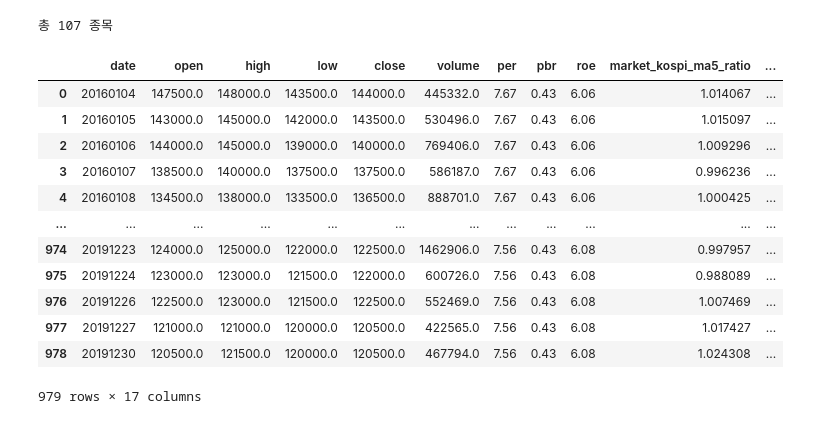
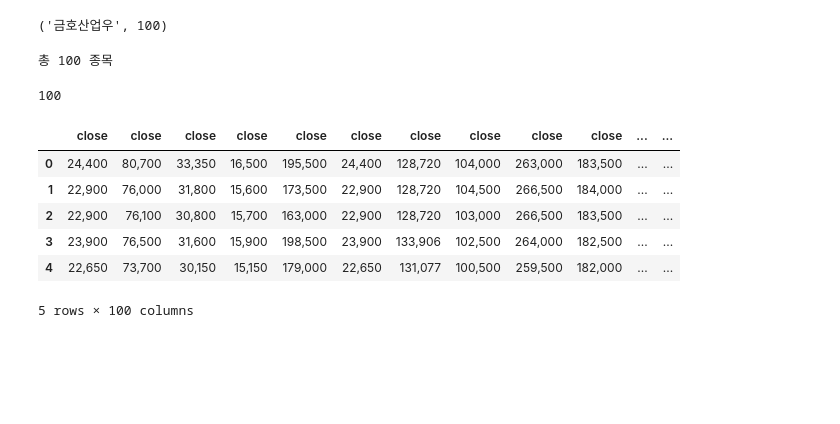
Before and after one commit to seiya303/stock_market_network_analysis, a Jupyter notebook: src/stock_analysis.ipynb, the cells around one changed output. Cells and saved outputs as stored; diff of their text form; code cells hidden in the pictures; blank space fills up the shorter version.

```diff
--- a/src/stock_analysis.ipynb
+++ b/src/stock_analysis.ipynb
@@ -28,8 +19,0 @@ stocks_dict["stock60"].head()
-# %%
-print("총", len(stocks_dict), "종목")
-# cnt = 1
-# for key in stocks_dict:
-#     stocks_dict["stocks{0}".format()]
-#     df = pd.concat([stock1[['close']],stock2[['close']],axis=1)
-# %% [output]
-총 107 종목
@@ -38,16 +20,25 @@ stock1 = pd.read_csv(files[0])
-# %%
-stock1
-# %% [output]
-|  | date | open | high | low | close | volume | per | pbr | roe | market_kospi_ma5_ratio | ... |
-| 0 | 20160104 | 147500.0 | 148000.0 | 143500.0 | 144000.0 | 445332.0 | 7.67 | 0.43 | 6.06 | 1.014067 | ... |
-| 1 | 20160105 | 143000.0 | 145000.0 | 142000.0 | 143500.0 | 530496.0 | 7.67 | 0.43 | 6.06 | 1.015097 | ... |
-| 2 | 20160106 | 144000.0 | 145000.0 | 139000.0 | 140000.0 | 769406.0 | 7.67 | 0.43 | 6.06 | 1.009296 | ... |
-| 3 | 20160107 | 138500.0 | 140000.0 | 137500.0 | 137500.0 | 586187.0 | 7.67 | 0.43 | 6.06 | 0.996236 | ... |
-| 4 | 20160108 | 134500.0 | 138000.0 | 133500.0 | 136500.0 | 888701.0 | 7.67 | 0.43 | 6.06 | 1.000425 | ... |
-| ... | ... | ... | ... | ... | ... | ... | ... | ... | ... | ... | ... |
-| 974 | 20191223 | 124000.0 | 125000.0 | 122000.0 | 122500.0 | 1462906.0 | 7.56 | 0.43 | 6.08 | 0.997957 | ... |
-| 975 | 20191224 | 123000.0 | 123000.0 | 121500.0 | 122000.0 | 600726.0 | 7.56 | 0.43 | 6.08 | 0.988089 | ... |
-| 976 | 20191226 | 122500.0 | 123000.0 | 121500.0 | 122500.0 | 552469.0 | 7.56 | 0.43 | 6.08 | 1.007469 | ... |
-| 977 | 20191227 | 121000.0 | 121000.0 | 120000.0 | 120500.0 | 422565.0 | 7.56 | 0.43 | 6.08 | 1.017427 | ... |
-| 978 | 20191230 | 120500.0 | 121500.0 | 120000.0 | 120500.0 | 467794.0 | 7.56 | 0.43 | 6.08 | 1.024308 | ... |
-979 rows × 17 columns
+# %%
+stock_names = list(stocks_dict.keys())
+stock_names[0], len(stock_names)
+# %% [output]
+('금호산업우', 100)
+# %%
+print("총", len(stocks_dict), "종목")
+stock = stocks_dict[stock_names[0]]
+for i in range(0, len(stocks_dict)-1):
+    next_stock = stocks_dict[stock_names[i+1]]
+    stock = pd.concat([stock[['close']],next_stock[['close']]], axis=1)
+len(stock.columns)
+# %% [output]
+총 100 종목
+100
+# %%
+stock.head()
+# %% [output]
+|  | close | close | close | close | close | close | close | close | close | close | ... | ... |
+| 0 | 24,400 | 80,700 | 33,350 | 16,500 | 195,500 | 24,400 | 128,720 | 104,000 | 263,000 | 183,500 | ... | ... |
+| 1 | 22,900 | 76,000 | 31,800 | 15,600 | 173,500 | 22,900 | 128,720 | 104,500 | 266,500 | 184,000 | ... | ... |
+| 2 | 22,900 | 76,100 | 30,800 | 15,700 | 163,000 | 22,900 | 128,720 | 103,000 | 266,500 | 183,500 | ... | ... |
+| 3 | 23,900 | 76,500 | 31,600 | 15,900 | 198,500 | 23,900 | 133,906 | 102,500 | 264,000 | 182,500 | ... | ... |
+| 4 | 22,650 | 73,700 | 30,150 | 15,150 | 179,000 | 22,650 | 131,077 | 100,500 | 259,500 | 182,000 | ... | ... |
+5 rows × 100 columns
```
Also changed, not shown: parts of 8 cells of this notebook.
